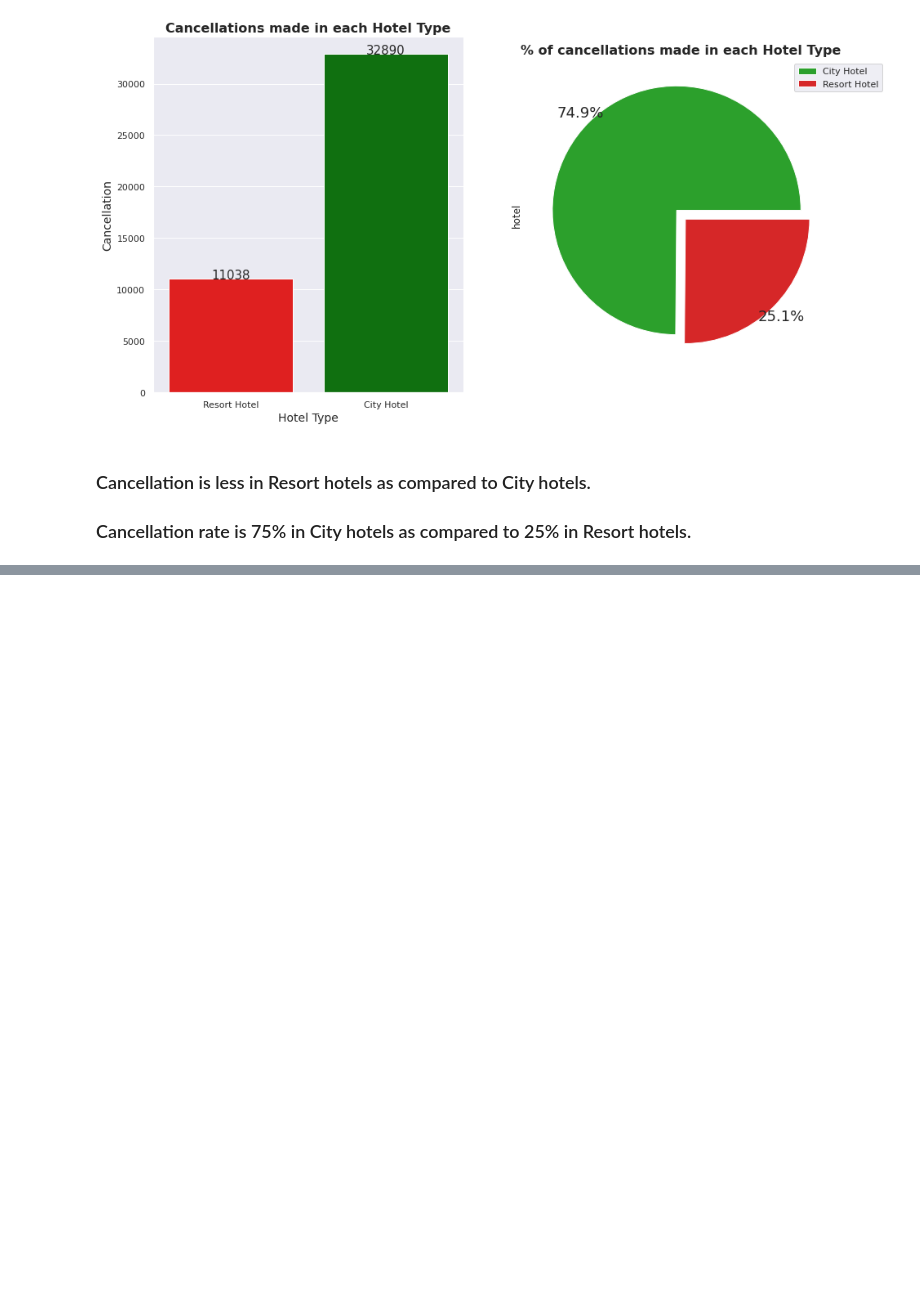
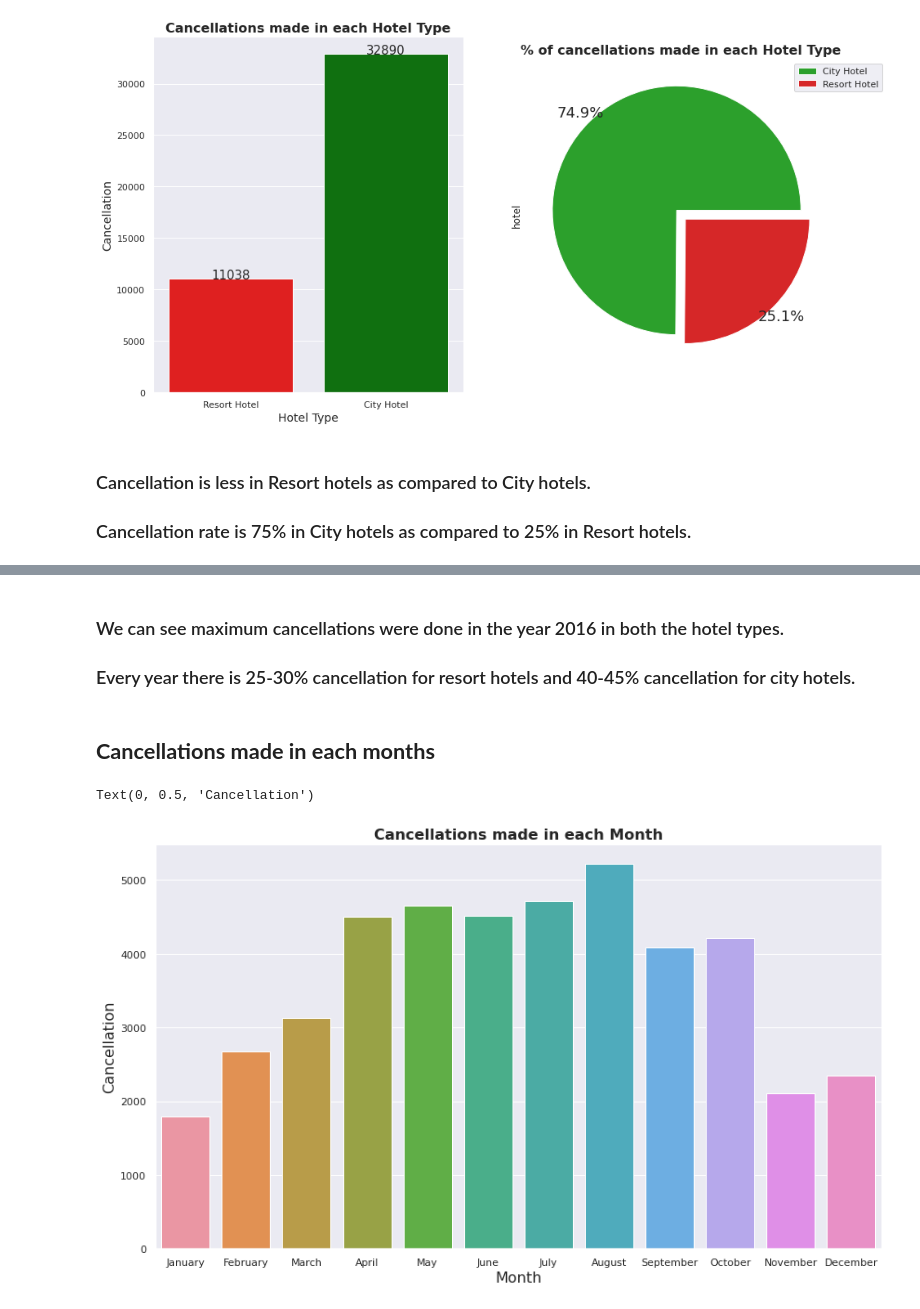
Before and after one commit to sanjaypauloct1989/6.Hotel-booking-EDA, a Jupyter notebook: Hotel Booking Analysis-Capstone Project.ipynb, the cells around one changed output, grey strips where cells are left out. Drawn from its saved outputs; the diff is of its cells as text; code cells hidden in the pictures; blank space fills up the shorter version.

```diff
--- a/Hotel Booking Analysis-Capstone Project.ipynb
+++ b/Hotel Booking Analysis-Capstone Project.ipynb
@@ -580,0 +594,15 @@ Text(0.5, 1.0, '% of cancellations made in each Hotel Type')
+# %% [markdown]
+### We can see maximum cancellations were done in the year 2016 in both the hotel types.
+### Every year there is 25-30% cancellation for resort hotels and 40-45% cancellation for city hotels.
+# %% [markdown]
+## **Cancellations made in each months**
+# %%
+# This graph shows cancellations made in each month
+sns.set(rc={'figure.figsize':(14,8)})
+graph = sns.countplot(x ='arrival_date_month', data=cancellation)
+graph.set_title('Cancellations made in each Month',fontsize = 16, fontweight='bold')
+graph.set_xlabel('Month',fontsize = 16)
+graph.set_ylabel('Cancellation',fontsize = 16)
+# %% [output]
+Text(0, 0.5, 'Cancellation')
+[figure, added]
```
Also changed, not shown: parts of 16 cells of this notebook.
